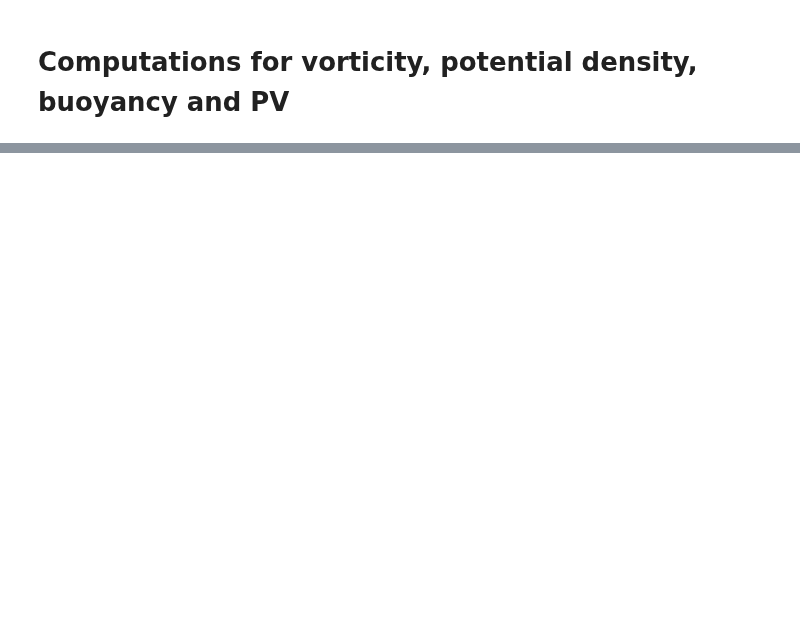
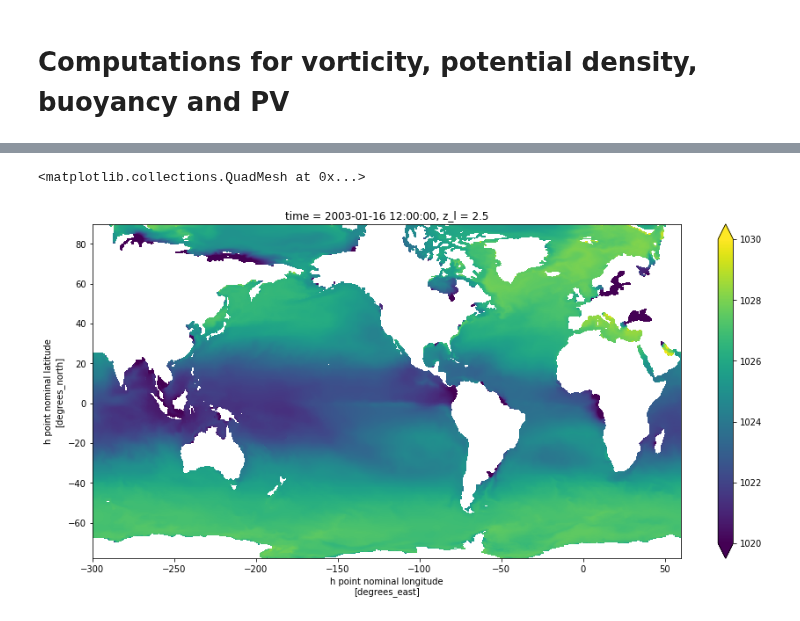
Before and after one commit to MOM6-community/MOM6-AnalysisCookbook, a Jupyter notebook: tutorials/05_Buoyancy_PV.ipynb, the cells around one changed output, grey strips where cells are left out. Saved outputs shown, nothing was run; the diff lists cells and outputs as text; code cells hidden in the pictures; blank space fills up the shorter version.

```diff
--- a/tutorials/05_Buoyancy_PV.ipynb
+++ b/tutorials/05_Buoyancy_PV.ipynb
@@ -7,6 +7,3 @@ import numpy as np
 import matplotlib.pyplot as plt
 import matplotlib.cm as cm
 %matplotlib inline
-# %%
-ppdir = '/archive/Raphael.Dussin/xanadu_esm4_20190304_mom6_2019.08.08/OM4p25_JRA55do1.4_0netfw_cycle6/gfdl.ncrc4-intel16-prod/pp/';
-dsgrid = xr.open_dataset(f'{ppdir}/ocean_monthly_z/ocean_monthly_z.static.nc')
@@ -123 +102,7 @@ den_plt.plot(vmin = 1020, vmax = 1030)
+# %%
+fig = plt.figure(figsize=(15,7))
+pt.isel(z_l=0, time = 0).plot(vmin=1020, vmax=1030)
+# %% [output]
+<matplotlib.collections.QuadMesh at 0x...>
+[figure, added]
 # %% [markdown]
```
Also changed, not shown: parts of 20 cells of this notebook, 1 other file.
